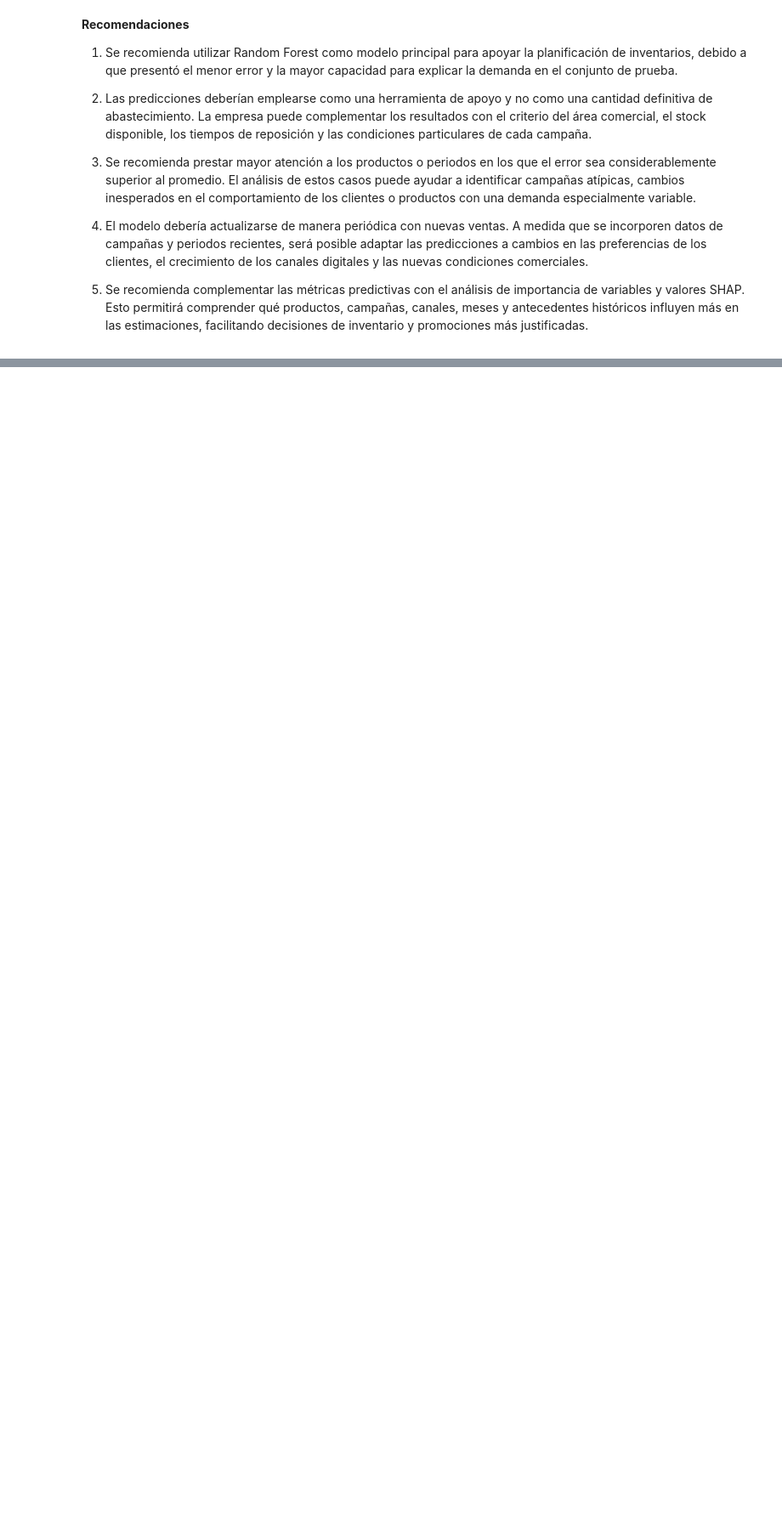
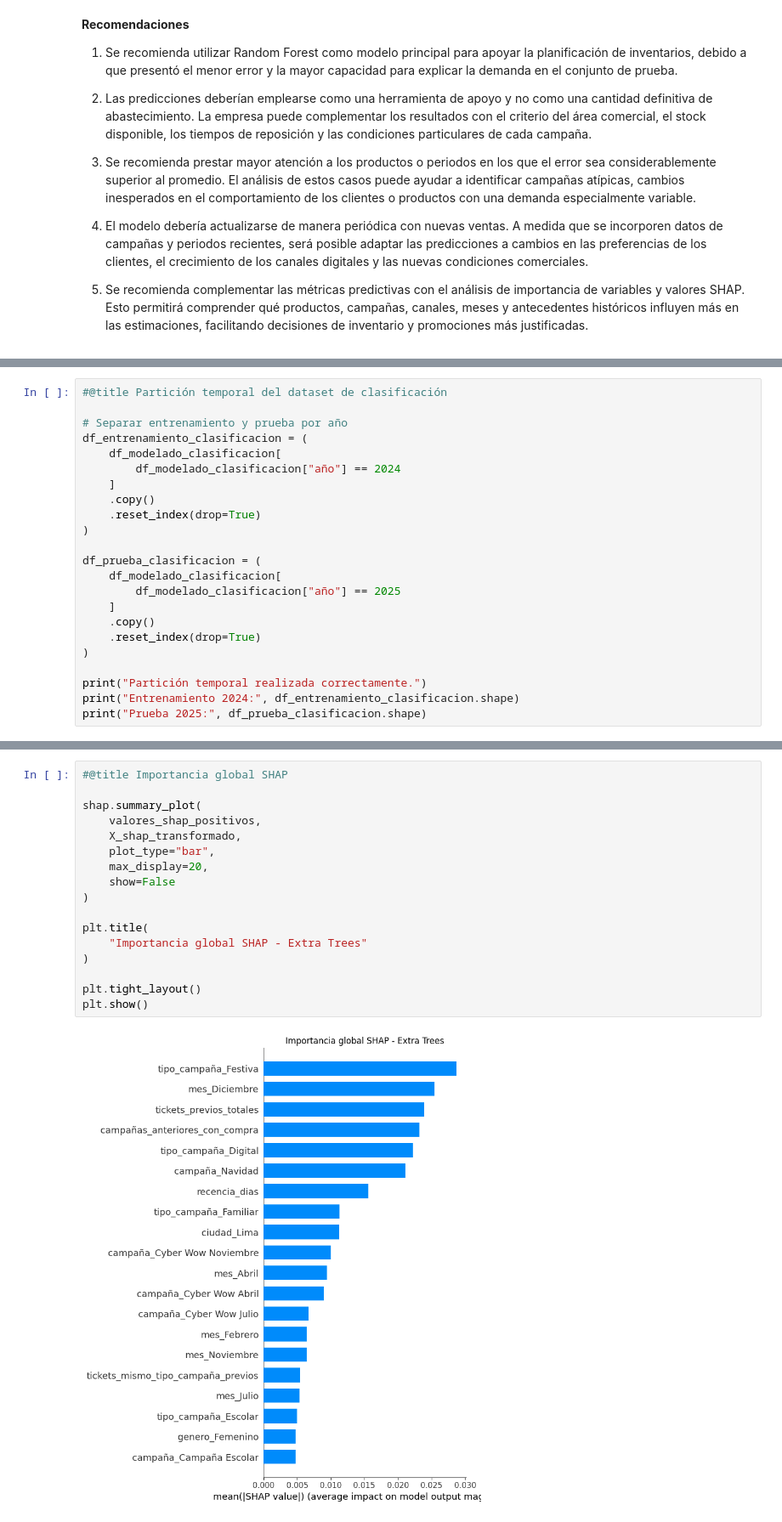
Before and after one commit to SergIOSanchez99/proyecto_AndinaRetail_G4, a Jupyter notebook: proyecto-andinaretail/notebooks/03_predictivo.ipynb, the cells around one changed output, grey strips where cells are left out. Shown at 85% size. Drawn from its saved outputs; the diff is of its cells as text; blank space fills up the shorter version.

```diff
--- a/proyecto-andinaretail/notebooks/03_predictivo.ipynb
+++ b/proyecto-andinaretail/notebooks/03_predictivo.ipynb
@@ -2410,0 +4145,23 @@ El análisis de importancia de variables y valores SHAP mostró que la demanda r
+# %%
+#@title Partición temporal del dataset de clasificación
+
+# Separar entrenamiento y prueba por año
+df_entrenamiento_clasificacion = (
+    df_modelado_clasificacion[
+        df_modelado_clasificacion["año"] == 2024
+    ]
+    .copy()
+    .reset_index(drop=True)
+)
+
+df_prueba_clasificacion = (
+    df_modelado_clasificacion[
+        df_modelado_clasificacion["año"] == 2025
+    ]
+    .copy()
+    .reset_index(drop=True)
+)
+
+print("Partición temporal realizada correctamente.")
+print("Entrenamiento 2024:", df_entrenamiento_clasificacion.shape)
+print("Prueba 2025:", df_prueba_clasificacion.shape)
@@ -2410,0 +5667,19 @@ El análisis de importancia de variables y valores SHAP mostró que la demanda r
+# %%
+#@title Importancia global SHAP
+
+shap.summary_plot(
+    valores_shap_positivos,
+    X_shap_transformado,
+    plot_type="bar",
+    max_display=20,
+    show=False
+)
+
+plt.title(
+    "Importancia global SHAP - Extra Trees"
+)
+
+plt.tight_layout()
+plt.show()
+# %% [output]
+[figure, added]
```
Also changed, not shown: parts of 69 cells of this notebook, 14 other files.
